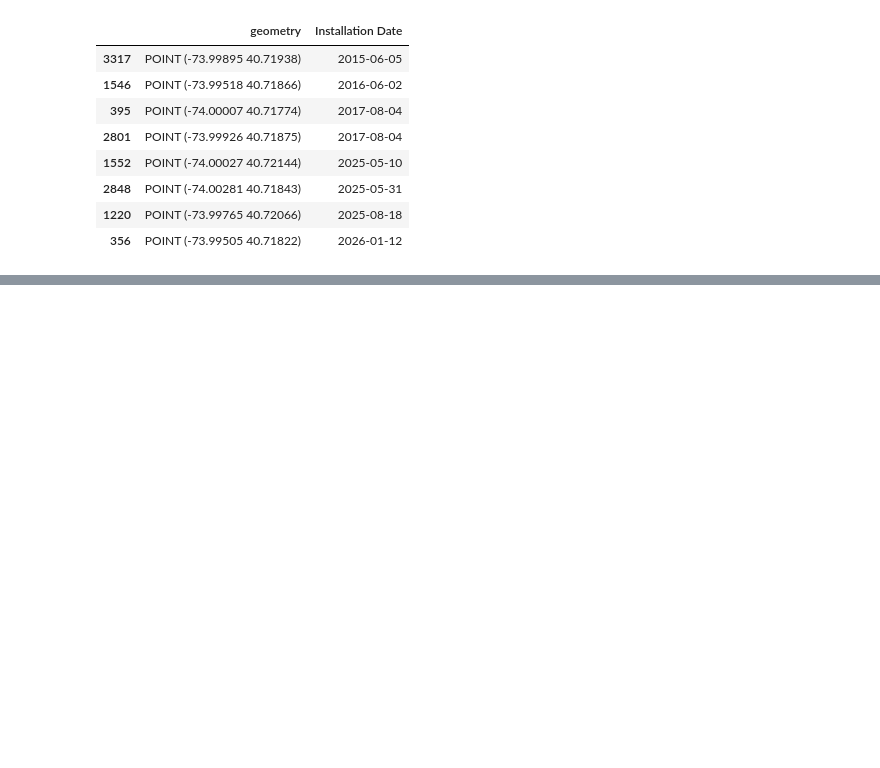
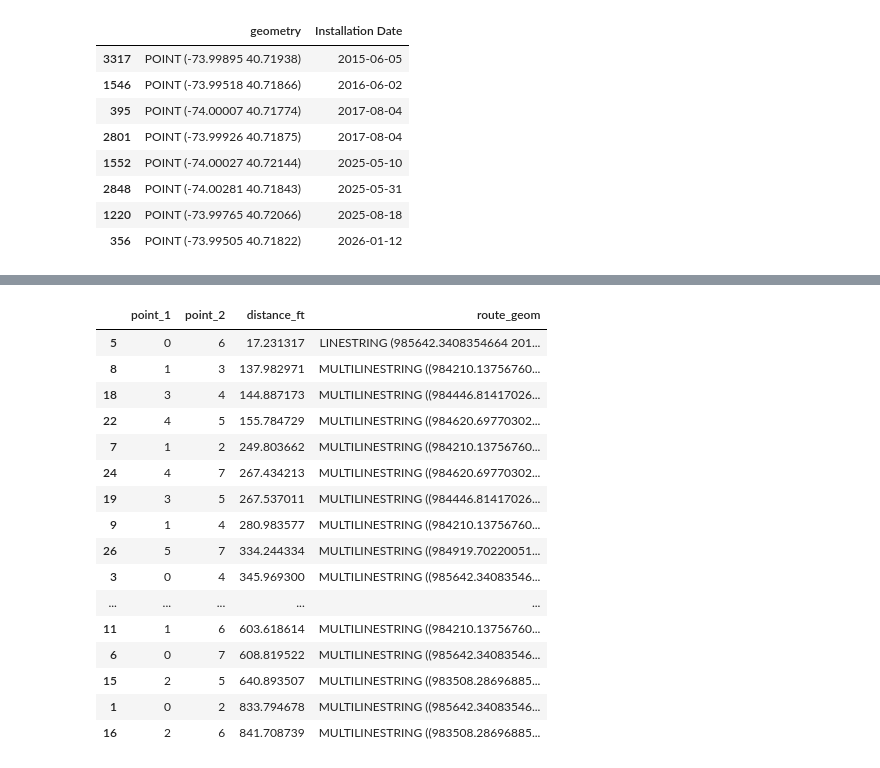
Before and after one commit to rachelshin-works/cdp-mapping-systems, a Jupyter notebook: Assignment_rachel/chinatown_seating_locations.ipynb, the cells around one changed output, grey strips where cells are left out. Saved outputs shown, nothing was run; the diff lists cells and outputs as text; code cells hidden in the pictures; blank space fills up the shorter version.

```diff
--- a/Assignment_rachel/chinatown_seating_locations.ipynb
+++ b/Assignment_rachel/chinatown_seating_locations.ipynb
@@ -425,7 +425,3 @@ seating_chinatown[["geometry", "Installation Date"]].sort_values(by="Installatio
-# %%
-seating_chinatown["Installation Date"] = pd.to_datetime(
-    seating_chinatown["Installation Date"]
-)
 # %%
 seating_chinatown[["geometry", "Installation Date"]].sort_values(by="Installation Date")
 # %% [output]
@@ -440,0 +467,8 @@ seating_chinatown[["geometry", "Installation Date"]].sort_values(by="Installatio
+# %%
+seating_proj = seating_chinatown.to_crs(epsg=2263).reset_index(drop=True)
+
+seating_proj["node"] = ox.distance.nearest_nodes(
+    G_proj,
+    X=seating_proj.geometry.x,
+    Y=seating_proj.geometry.y,
+)
@@ -440,0 +504,20 @@ seating_chinatown[["geometry", "Installation Date"]].sort_values(by="Installatio
+# %%
+seating_distances.sort_values("distance_ft")
+# %% [output]
+|  | point_1 | point_2 | distance_ft | route_geom |
+| 5 | 0 | 6 | 17.231317 | LINESTRING (985642.3408354664 201... |
+| 8 | 1 | 3 | 137.982971 | MULTILINESTRING ((984210.13756760... |
+| 18 | 3 | 4 | 144.887173 | MULTILINESTRING ((984446.81417026... |
+| 22 | 4 | 5 | 155.784729 | MULTILINESTRING ((984620.69770302... |
+| 7 | 1 | 2 | 249.803662 | MULTILINESTRING ((984210.13756760... |
+| 24 | 4 | 7 | 267.434213 | MULTILINESTRING ((984620.69770302... |
+| 19 | 3 | 5 | 267.537011 | MULTILINESTRING ((984446.81417026... |
+| 9 | 1 | 4 | 280.983577 | MULTILINESTRING ((984210.13756760... |
+| 26 | 5 | 7 | 334.244334 | MULTILINESTRING ((984919.70220051... |
+| 3 | 0 | 4 | 345.969300 | MULTILINESTRING ((985642.34083546... |
+| ... | ... | ... | ... | ... |
+| 11 | 1 | 6 | 603.618614 | MULTILINESTRING ((984210.13756760... |
+| 6 | 0 | 7 | 608.819522 | MULTILINESTRING ((985642.34083546... |
+| 15 | 2 | 5 | 640.893507 | MULTILINESTRING ((983508.28696885... |
+| 1 | 0 | 2 | 833.794678 | MULTILINESTRING ((985642.34083546... |
+| 16 | 2 | 6 | 841.708739 | MULTILINESTRING ((983508.28696885... |
```
Also changed, not shown: parts of 10 cells of this notebook, 6 other files.
